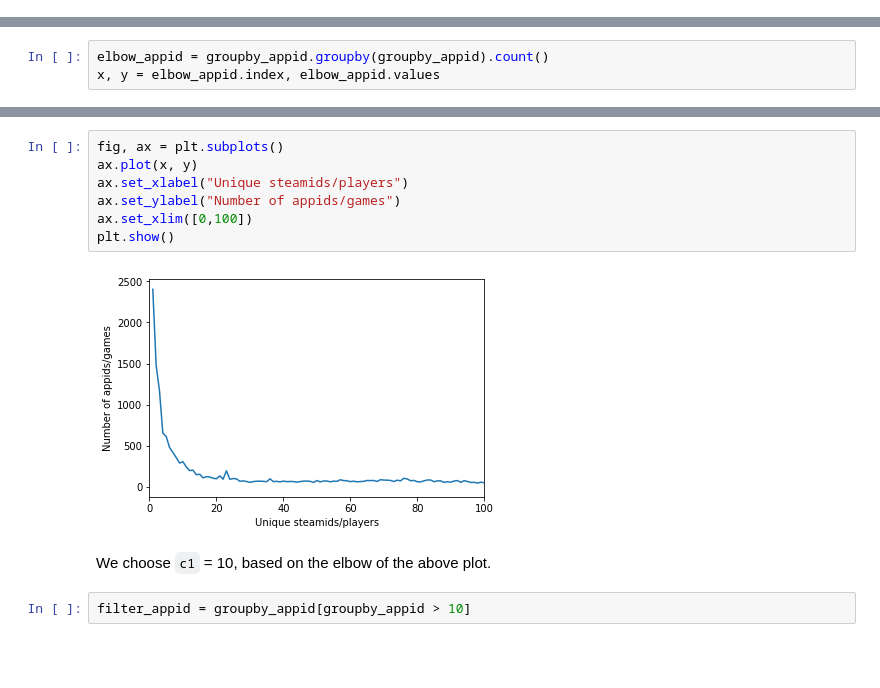
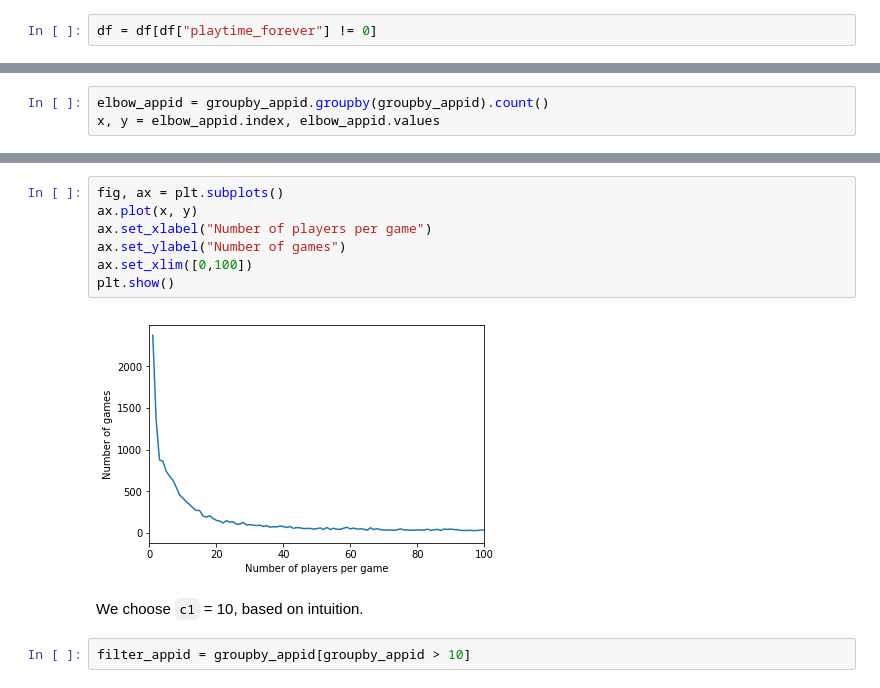
Before and after one commit to raghavjajodia/steamGameRec, a Jupyter notebook: Data Sampling.ipynb, the cells around one changed output, grey strips where cells are left out. Drawn from its saved outputs; the diff is of its cells as text; blank space fills up the shorter version.

```diff
--- a/Data Sampling.ipynb
+++ b/Data Sampling.ipynb
@@ -34,0 +38,2 @@ df.head()
+# %%
+df = df[df["playtime_forever"] != 0]
@@ -64,14 +102,14 @@ x, y = elbow_appid.index, elbow_appid.values
 # %%
 fig, ax = plt.subplots()
 ax.plot(x, y)
-ax.set_xlabel("Unique steamids/players")
-ax.set_ylabel("Number of appids/games")
+ax.set_xlabel("Number of players per game")
+ax.set_ylabel("Number of games")
 ax.set_xlim([0,100])
 plt.show()
 # %% [output]
-[figure, old version]
+[figure, new version]
 # %% [markdown]
-We choose `c1` = 10, based on the elbow of the above plot.
+We choose `c1` = 10, based on intuition.
 # %%
 filter_appid = groupby_appid[groupby_appid > 10]
 # %%
```
Also changed, not shown: parts of 12 cells of this notebook.
